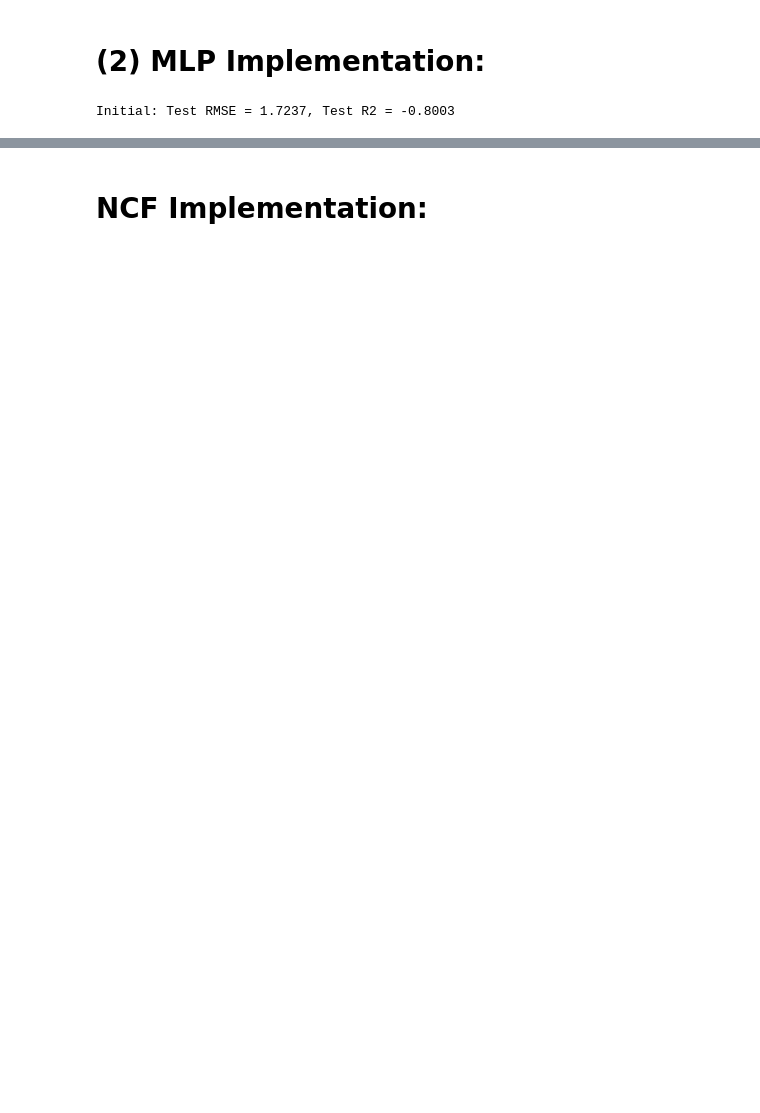
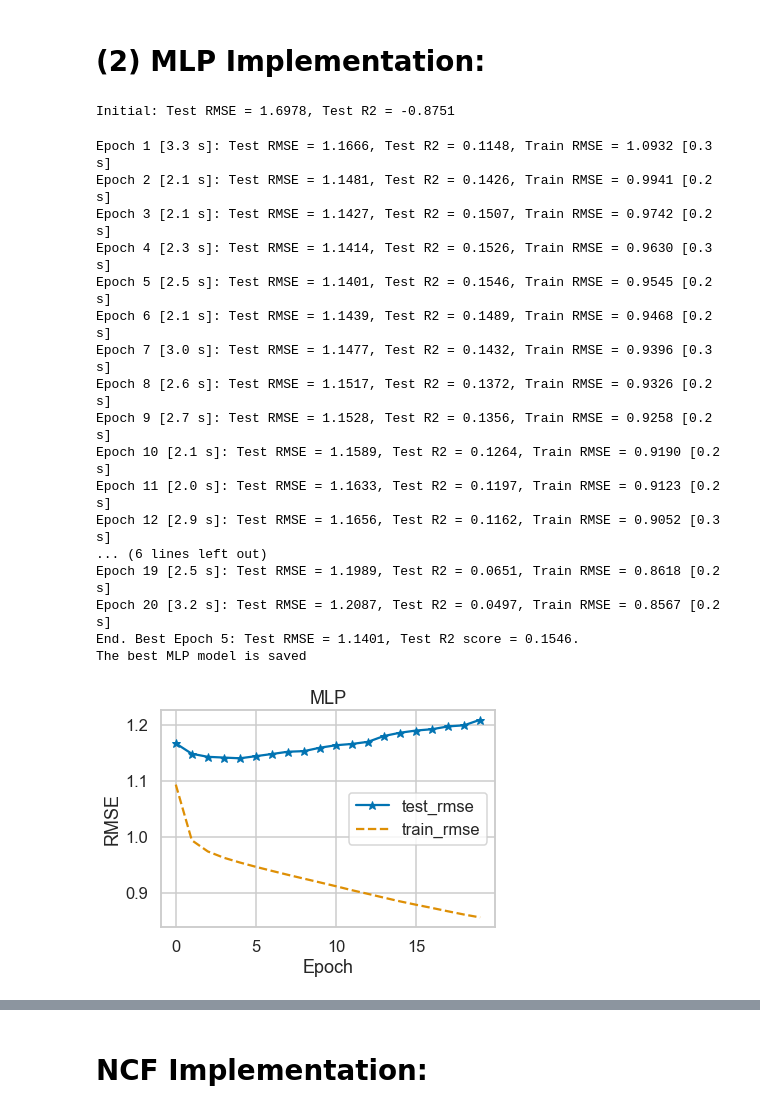
Before and after one commit to akhilesh-somani/Restaurant_Recommendation_System, a Jupyter notebook: Our_Approach/Our_Approach.ipynb, the cells around one changed output, grey strips where cells are left out. Cells and saved outputs as stored; diff of their text form; code cells hidden in the pictures; blank space fills up the shorter version.

```diff
--- a/Our_Approach/Our_Approach.ipynb
+++ b/Our_Approach/Our_Approach.ipynb
@@ -549,22 +551,92 @@ def get_mlp_model(num_users, num_items, layers = [20,10], reg_layers=[0,0]):
     return model
 # %%
 # Build model
-layers = [64,32,16,8]
-reg_layers = [0,0,0,0]
+layers = [32, 16, 8, 4]
+reg_layers = [0, 0, 0, 0]
+learner = 'adam'
+learning_rate = 0.001
 
 model = get_mlp_model(num_users, num_items, layers, reg_layers)
 
 if learner.lower() == "adagrad":
     model.compile(optimizer=Adagrad(lr=learning_rate), loss='mse')
 elif learner.lower() == "rmsprop":
     model.compile(optimizer=RMSprop(lr=learning_rate), loss='mse')
 elif learner.lower() == "adam":
     model.compile(optimizer=Adam(lr=learning_rate), loss='mse')
 else:
     model.compile(optimizer=SGD(lr=learning_rate), loss='mse')
 
 # Initial performance
 (mse, r2) = evaluate_model(model, X_test, y_test)
 print('Initial: Test RMSE = %.4f, Test R2 = %.4f' % (np.sqrt(mse), r2))
+
+# Training and testing model
+current_folder = os.getcwd()
+model_out_file_mlp = current_folder + '\\Pretrain\\toronto_MLP.h5'
+
+train_loss = []
+test_rmse, test_r2 = [], []
+best_mse = float('inf')
+
+# Generate training instances
+user_input, item_input, user_feature_input, item_feature_input, ratings = get_train_instances(X_train, y_train)
+
+for epoch in range(num_epochs):
+    t1 = time()
+
+    # Training
+    history = model.fit([user_input, item_input, user_feature_input, item_feature_input], # input
+                         np.array(ratings), # labels
+                         batch_size = batch_size, epochs = 1, verbose = 0)
+
+    train_loss.append(np.sqrt(history.history['loss'][0]) * 5) # multiply loss by 5 because the ratings are normalized by 5
+
+    t2 = time()
+
+    # Evaluation
+    (mse, r2) = evaluate_model(model, X_test, y_test)
+
+    test_rmse.append(np.sqrt(mse))
+    test_r2.append(r2)
+
+    print('Epoch %d [%.1f s]: Test RMSE = %.4f, Test R2 = %.4f, Train RMSE = %.4f [%.1f s]'
+          % (epoch + 1,  t2 - t1, test_rmse[-1], test_r2[-1], train_loss[-1], time() - t2))
+
+    if mse < best_mse:
+        best_mse, best_r2, best_iter = mse, r2, epoch + 1
+        if out > 0:
+            model.save_weights(model_out_file_mlp, overwrite = True)
+
+print("End. Best Epoch %d: Test RMSE = %.4f, Test R2 score = %.4f. " %(best_iter, np.sqrt(best_mse), best_r2))
+if out > 0:
+    print("The best MLP model is saved")
+
+
+plt.plot(test_rmse, '*-', label = 'test_rmse')
+plt.plot(train_loss, '--', label = 'train_rmse')
+plt.legend()
+plt.xlabel('Epoch')
+plt.ylabel('RMSE')
+plt.title('MLP')
+plt.show()
 # %% [output]
-Initial: Test RMSE = 1.7237, Test R2 = -0.8003
+Initial: Test RMSE = 1.6978, Test R2 = -0.8751
+Epoch 1 [3.3 s]: Test RMSE = 1.1666, Test R2 = 0.1148, Train RMSE = 1.0932 [0.3 s]
+Epoch 2 [2.1 s]: Test RMSE = 1.1481, Test R2 = 0.1426, Train RMSE = 0.9941 [0.2 s]
+Epoch 3 [2.1 s]: Test RMSE = 1.1427, Test R2 = 0.1507, Train RMSE = 0.9742 [0.2 s]
+Epoch 4 [2.3 s]: Test RMSE = 1.1414, Test R2 = 0.1526, Train RMSE = 0.9630 [0.3 s]
+Epoch 5 [2.5 s]: Test RMSE = 1.1401, Test R2 = 0.1546, Train RMSE = 0.9545 [0.2 s]
+Epoch 6 [2.1 s]: Test RMSE = 1.1439, Test R2 = 0.1489, Train RMSE = 0.9468 [0.2 s]
+Epoch 7 [3.0 s]: Test RMSE = 1.1477, Test R2 = 0.1432, Train RMSE = 0.9396 [0.3 s]
+Epoch 8 [2.6 s]: Test RMSE = 1.1517, Test R2 = 0.1372, Train RMSE = 0.9326 [0.2 s]
+Epoch 9 [2.7 s]: Test RMSE = 1.1528, Test R2 = 0.1356, Train RMSE = 0.9258 [0.2 s]
+Epoch 10 [2.1 s]: Test RMSE = 1.1589, Test R2 = 0.1264, Train RMSE = 0.9190 [0.2 s]
+Epoch 11 [2.0 s]: Test RMSE = 1.1633, Test R2 = 0.1197, Train RMSE = 0.9123 [0.2 s]
+Epoch 12 [2.9 s]: Test RMSE = 1.1656, Test R2 = 0.1162, Train RMSE = 0.9052 [0.3 s]
+... (6 lines left out)
+Epoch 19 [2.5 s]: Test RMSE = 1.1989, Test R2 = 0.0651, Train RMSE = 0.8618 [0.2 s]
+Epoch 20 [3.2 s]: Test RMSE = 1.2087, Test R2 = 0.0497, Train RMSE = 0.8567 [0.2 s]
+End. Best Epoch 5: Test RMSE = 1.1401, Test R2 score = 0.1546.
+The best MLP model is saved
+[figure, added]
```
Also changed, not shown: parts of 24 cells of this notebook, 1 other file.
